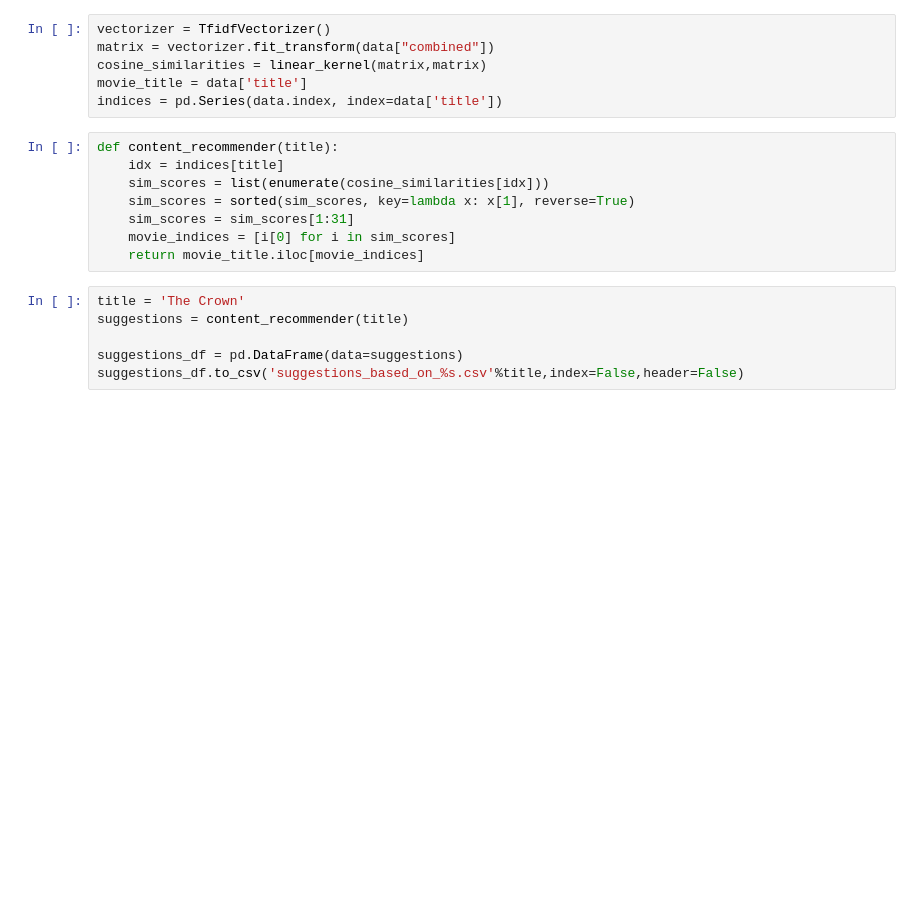
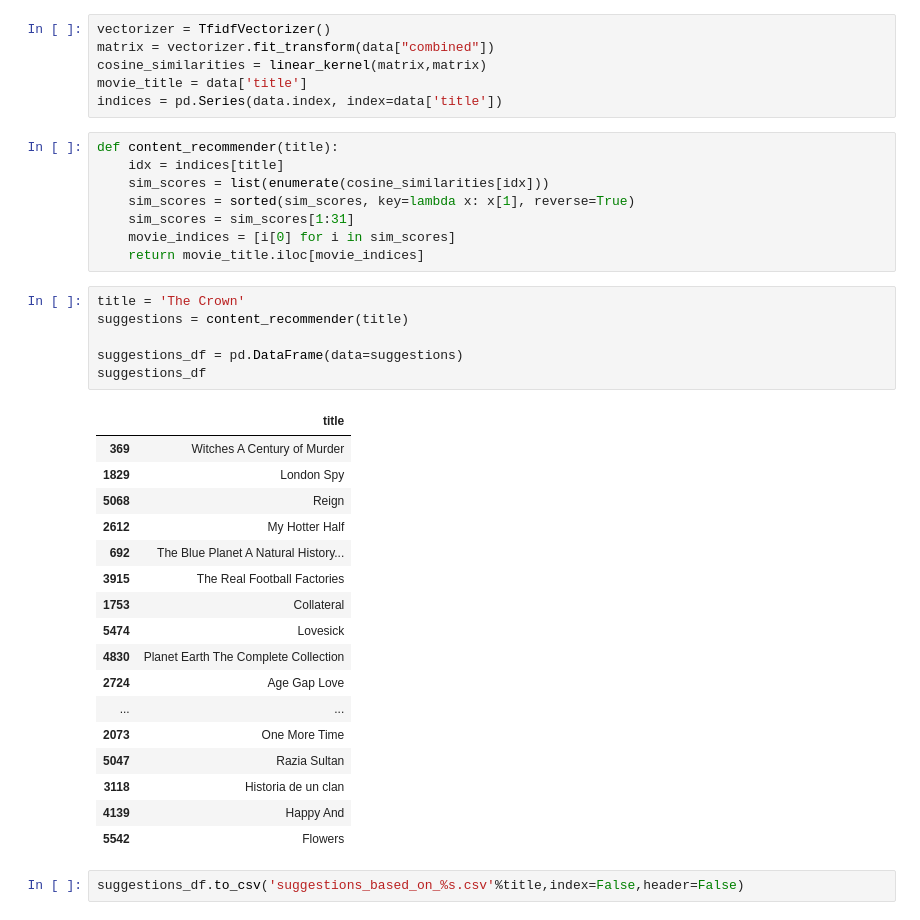
Before and after one commit to LuisBDev/Netflix-Content-Based-Recommendation-System, a Jupyter notebook: netflix_demo_cbrs.ipynb, the cells around one changed output. Cells and saved outputs as stored; diff of their text form; blank space fills up the shorter version.

```diff
--- a/netflix_demo_cbrs.ipynb
+++ b/netflix_demo_cbrs.ipynb
@@ -54,6 +72,26 @@ def content_recommender(title):
 # %%
 title = 'The Crown'
 suggestions = content_recommender(title)
 
 suggestions_df = pd.DataFrame(data=suggestions)
-suggestions_df.to_csv('suggestions_based_on_%s.csv'%title,index=False,header=False)
+suggestions_df
+# %% [output]
+|  | title |
+| 369 | Witches A Century of Murder |
+| 1829 | London Spy |
+| 5068 | Reign |
+| 2612 | My Hotter Half |
+| 692 | The Blue Planet A Natural History... |
+| 3915 | The Real Football Factories |
+| 1753 | Collateral |
+| 5474 | Lovesick |
+| 4830 | Planet Earth The Complete Collection |
+| 2724 | Age Gap Love |
+| ... | ... |
+| 2073 | One More Time |
+| 5047 | Razia Sultan |
+| 3118 | Historia de un clan |
+| 4139 | Happy And |
+| 5542 | Flowers |
+# %%
+suggestions_df.to_csv('suggestions_based_on_%s.csv'%title,index=False,header=False)
```
Also changed, not shown: parts of 3 cells of this notebook.
